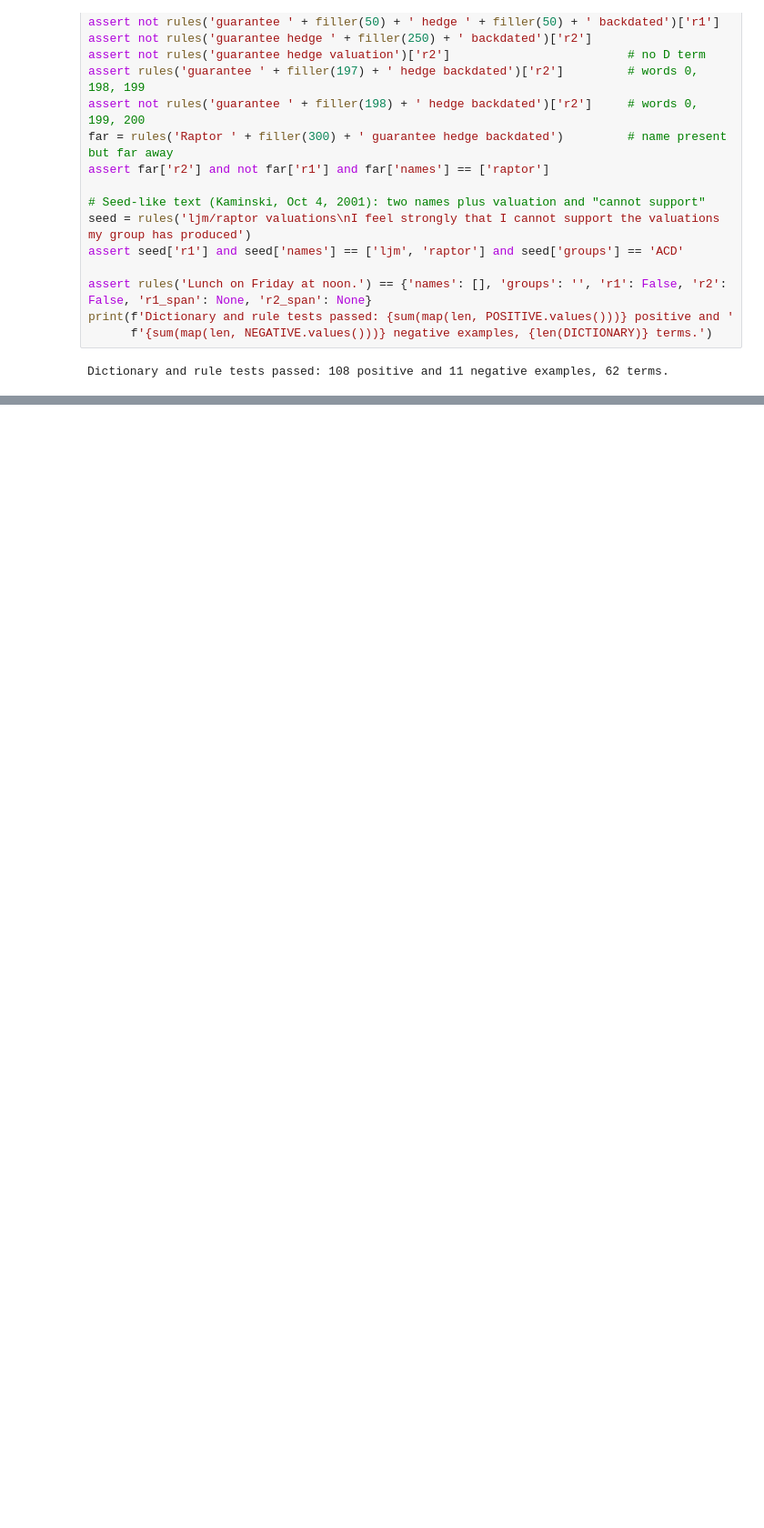
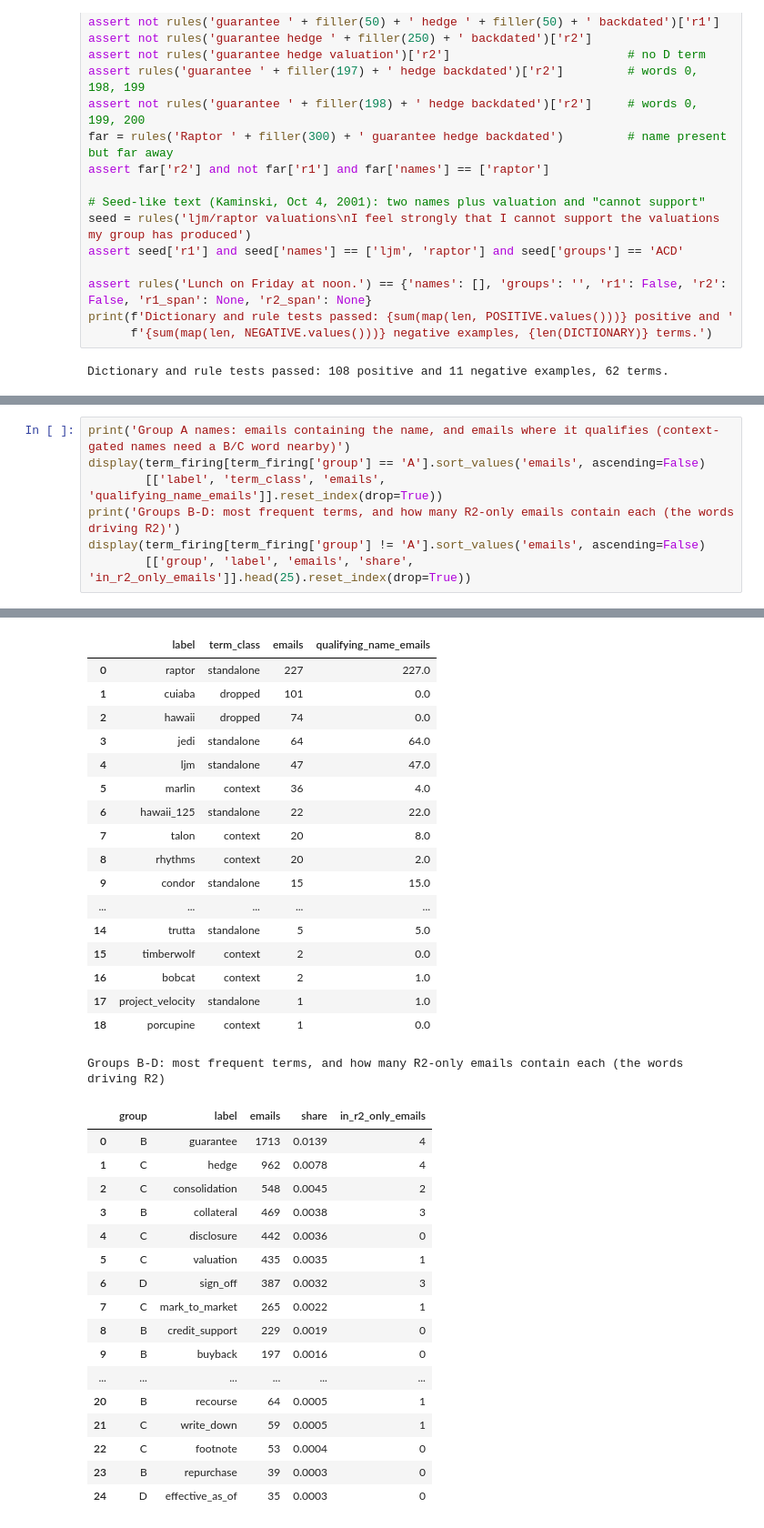
Before and after one commit to Joe-Jiang96/Enron, a Jupyter notebook: notebooks/03_lexical_retrieval.ipynb, the cells around one changed output, grey strips where cells are left out. Shown at 91% size. Saved outputs shown, nothing was run; the diff lists cells and outputs as text; blank space fills up the shorter version.

```diff
--- a/notebooks/03_lexical_retrieval.ipynb
+++ b/notebooks/03_lexical_retrieval.ipynb
@@ -395,0 +561,8 @@ Dictionary and rule tests passed: 108 positive and 11 negative examples, 62 term
+# %%
+print('Group A names: emails containing the name, and emails where it qualifies (context-gated names need a B/C word nearby)')
+display(term_firing[term_firing['group'] == 'A'].sort_values('emails', ascending=False)
+        [['label', 'term_class', 'emails', 'qualifying_name_emails']].reset_index(drop=True))
+print('Groups B-D: most frequent terms, and how many R2-only emails contain each (the words driving R2)')
+display(term_firing[term_firing['group'] != 'A'].sort_values('emails', ascending=False)
+        [['group', 'label', 'emails', 'share', 'in_r2_only_emails']].head(25).reset_index(drop=True))
+# %% [output]
@@ -395,0 +570,35 @@ Dictionary and rule tests passed: 108 positive and 11 negative examples, 62 term
+|  | label | term_class | emails | qualifying_name_emails |
+| 0 | raptor | standalone | 227 | 227.0 |
+| 1 | cuiaba | dropped | 101 | 0.0 |
+| 2 | hawaii | dropped | 74 | 0.0 |
+| 3 | jedi | standalone | 64 | 64.0 |
+| 4 | ljm | standalone | 47 | 47.0 |
+| 5 | marlin | context | 36 | 4.0 |
+| 6 | hawaii_125 | standalone | 22 | 22.0 |
+| 7 | talon | context | 20 | 8.0 |
+| 8 | rhythms | context | 20 | 2.0 |
+| 9 | condor | standalone | 15 | 15.0 |
+| ... | ... | ... | ... | ... |
+| 14 | trutta | standalone | 5 | 5.0 |
+| 15 | timberwolf | context | 2 | 0.0 |
+| 16 | bobcat | context | 2 | 1.0 |
+| 17 | project_velocity | standalone | 1 | 1.0 |
+| 18 | porcupine | context | 1 | 0.0 |
+Groups B-D: most frequent terms, and how many R2-only emails contain each (the words driving R2)
+|  | group | label | emails | share | in_r2_only_emails |
+| 0 | B | guarantee | 1713 | 0.0139 | 4 |
+| 1 | C | hedge | 962 | 0.0078 | 4 |
+| 2 | C | consolidation | 548 | 0.0045 | 2 |
+| 3 | B | collateral | 469 | 0.0038 | 3 |
+| 4 | C | disclosure | 442 | 0.0036 | 0 |
+| 5 | C | valuation | 435 | 0.0035 | 1 |
+| 6 | D | sign_off | 387 | 0.0032 | 3 |
+| 7 | C | mark_to_market | 265 | 0.0022 | 1 |
+| 8 | B | credit_support | 229 | 0.0019 | 0 |
+| 9 | B | buyback | 197 | 0.0016 | 0 |
+| ... | ... | ... | ... | ... | ... |
+| 20 | B | recourse | 64 | 0.0005 | 1 |
+| 21 | C | write_down | 59 | 0.0005 | 1 |
+| 22 | C | footnote | 53 | 0.0004 | 0 |
+| 23 | B | repurchase | 39 | 0.0003 | 0 |
+| 24 | D | effective_as_of | 35 | 0.0003 | 0 |
```
Also changed, not shown: parts of 8 cells of this notebook.
